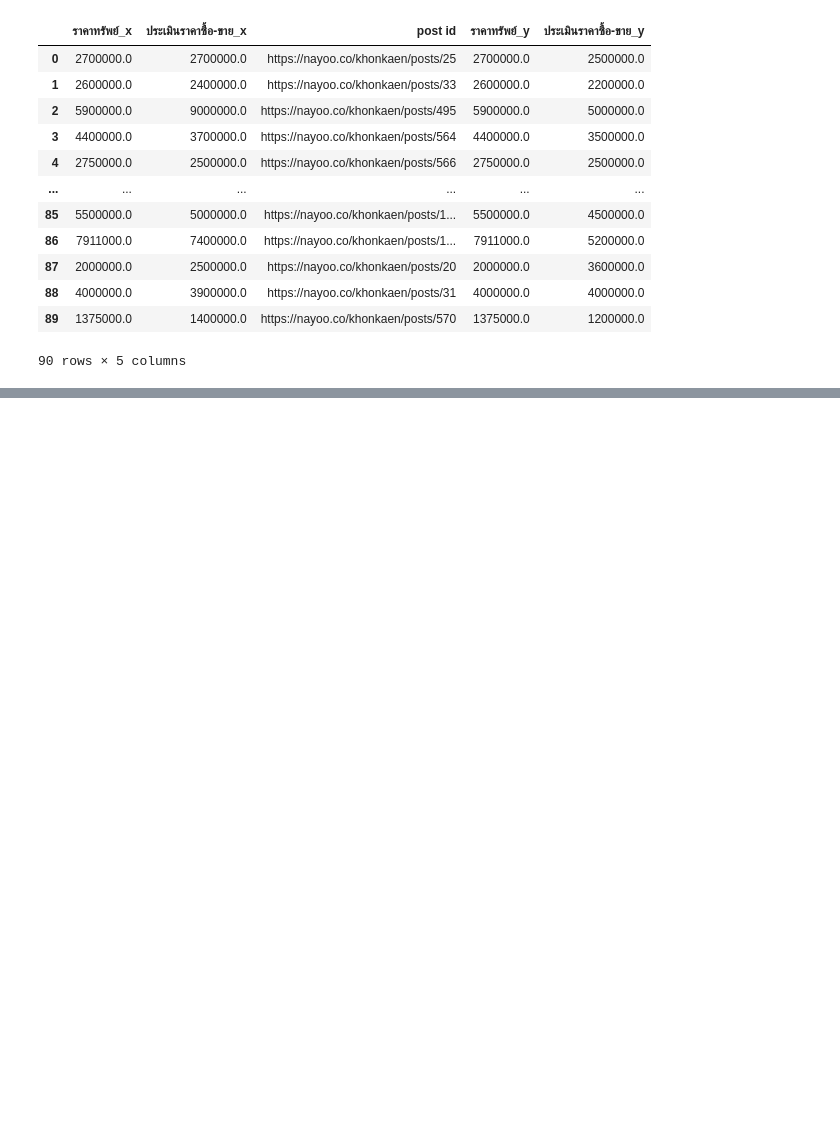
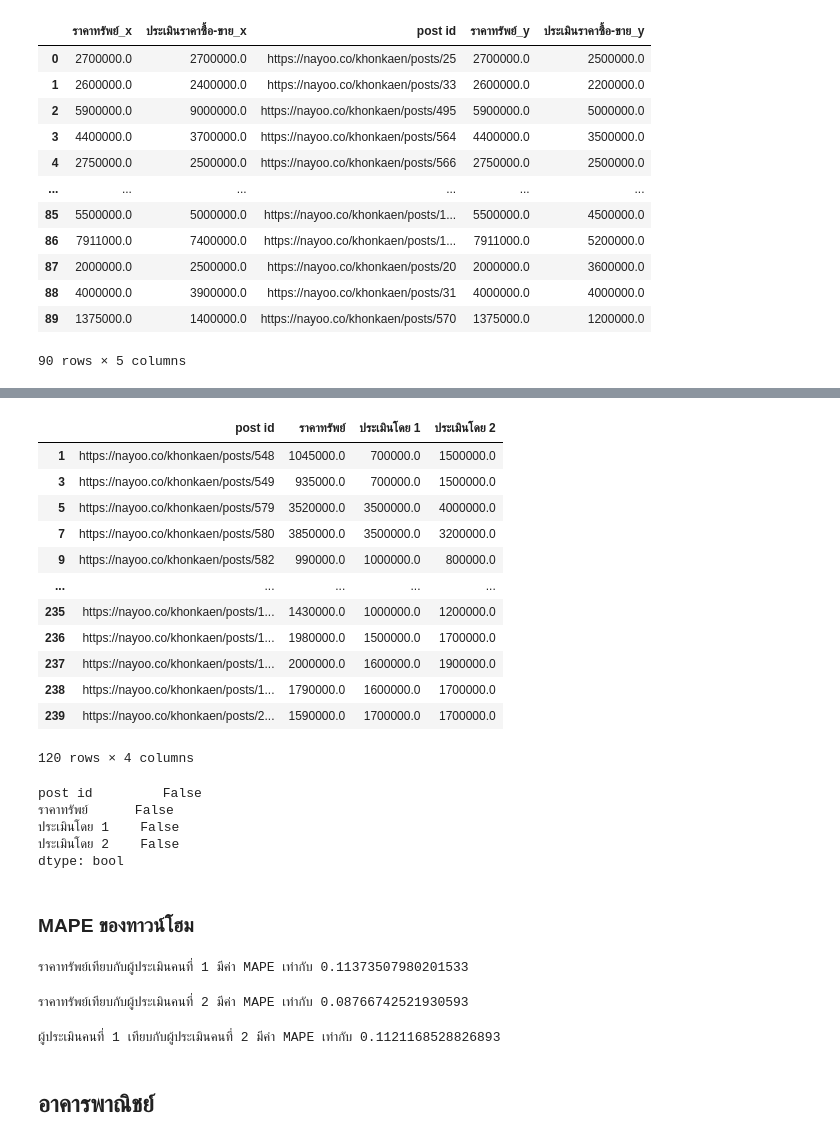
Before and after one commit to Ninkrn/bsc_dpdm22, a Jupyter notebook: [dataprep1]_propery_estimator.ipynb, the cells around one changed output, grey strips where cells are left out. Cells and saved outputs as stored; diff of their text form; code cells hidden in the pictures; blank space fills up the shorter version.

```diff
--- a/[dataprep1]_propery_estimator.ipynb
+++ b/[dataprep1]_propery_estimator.ipynb
@@ -192,0 +261,4 @@ Name: ให้คะแนนทรัพย์, Length: 90, dtype: object
+# %%
+est_th1 = th[th['ID ผู้ประเมิน']==1]
+# %%
+est_th2 = th[th['ID ผู้ประเมิน']==2]
@@ -289,0 +626,3 @@ table2111
+# %%
+est_th2['ประเมินโดย 1'] = est_th2['post id'].map(est_th1.set_index('post id')['ประเมินราคาซื้อ-ขาย'])
+est_th2.head()
@@ -289,0 +636,29 @@ table2111
+# %%
+est_th2.rename(columns = {'ประเมินราคาซื้อ-ขาย' : 'ประเมินโดย 2'}, inplace = True) #เปลี่ยนชื่อ
+# %%
+all2 = est_th2[['post id', 'ราคาทรัพย์', 'ประเมินโดย 1', 'ประเมินโดย 2']]
+all2
+# %% [output]
+|  | post id | ราคาทรัพย์ | ประเมินโดย 1 | ประเมินโดย 2 |
+| 1 | https://nayoo.co/khonkaen/posts/548 | 1045000.0 | 700000.0 | 1500000.0 |
+| 3 | https://nayoo.co/khonkaen/posts/549 | 935000.0 | 700000.0 | 1500000.0 |
+| 5 | https://nayoo.co/khonkaen/posts/579 | 3520000.0 | 3500000.0 | 4000000.0 |
+| 7 | https://nayoo.co/khonkaen/posts/580 | 3850000.0 | 3500000.0 | 3200000.0 |
+| 9 | https://nayoo.co/khonkaen/posts/582 | 990000.0 | 1000000.0 | 800000.0 |
+| ... | ... | ... | ... | ... |
+| 235 | https://nayoo.co/khonkaen/posts/1... | 1430000.0 | 1000000.0 | 1200000.0 |
+| 236 | https://nayoo.co/khonkaen/posts/1... | 1980000.0 | 1500000.0 | 1700000.0 |
+| 237 | https://nayoo.co/khonkaen/posts/1... | 2000000.0 | 1600000.0 | 1900000.0 |
+| 238 | https://nayoo.co/khonkaen/posts/1... | 1790000.0 | 1600000.0 | 1700000.0 |
+| 239 | https://nayoo.co/khonkaen/posts/2... | 1590000.0 | 1700000.0 | 1700000.0 |
+120 rows × 4 columns
+# %%
+all2.isnull().any()
+# %% [output]
+post id         False
+ราคาทรัพย์      False
+ประเมินโดย 1    False
+ประเมินโดย 2    False
+dtype: bool
+# %% [markdown]
+### MAPE ของทาวน์โฮม
@@ -289,0 +669,17 @@ table2111
+# %%
+mtw1 = mape(actual_tw, pred1_tw)
+print(f'ราคาทรัพย์เทียบกับผู้ประเมินคนที่ 1 มีค่า MAPE เท่ากับ {mtw1}')
+# %% [output]
+ราคาทรัพย์เทียบกับผู้ประเมินคนที่ 1 มีค่า MAPE เท่ากับ 0.11373507980201533
+# %%
+mtw2 = mape(actual_tw, pred2_tw)
+print(f'ราคาทรัพย์เทียบกับผู้ประเมินคนที่ 2 มีค่า MAPE เท่ากับ {mtw2}')
+# %% [output]
+ราคาทรัพย์เทียบกับผู้ประเมินคนที่ 2 มีค่า MAPE เท่ากับ 0.08766742521930593
+# %%
+mtw3 = mape(pred1_tw, pred2_tw)
+print(f'ผู้ประเมินคนที่ 1 เทียบกับผู้ประเมินคนที่ 2 มีค่า MAPE เท่ากับ {mtw3}')
+# %% [output]
+ผู้ประเมินคนที่ 1 เทียบกับผู้ประเมินคนที่ 2 มีค่า MAPE เท่ากับ 0.1121168528826893
+# %% [markdown]
+## อาคารพาณิชย์
```
Also changed, not shown: parts of 73 cells of this notebook.
